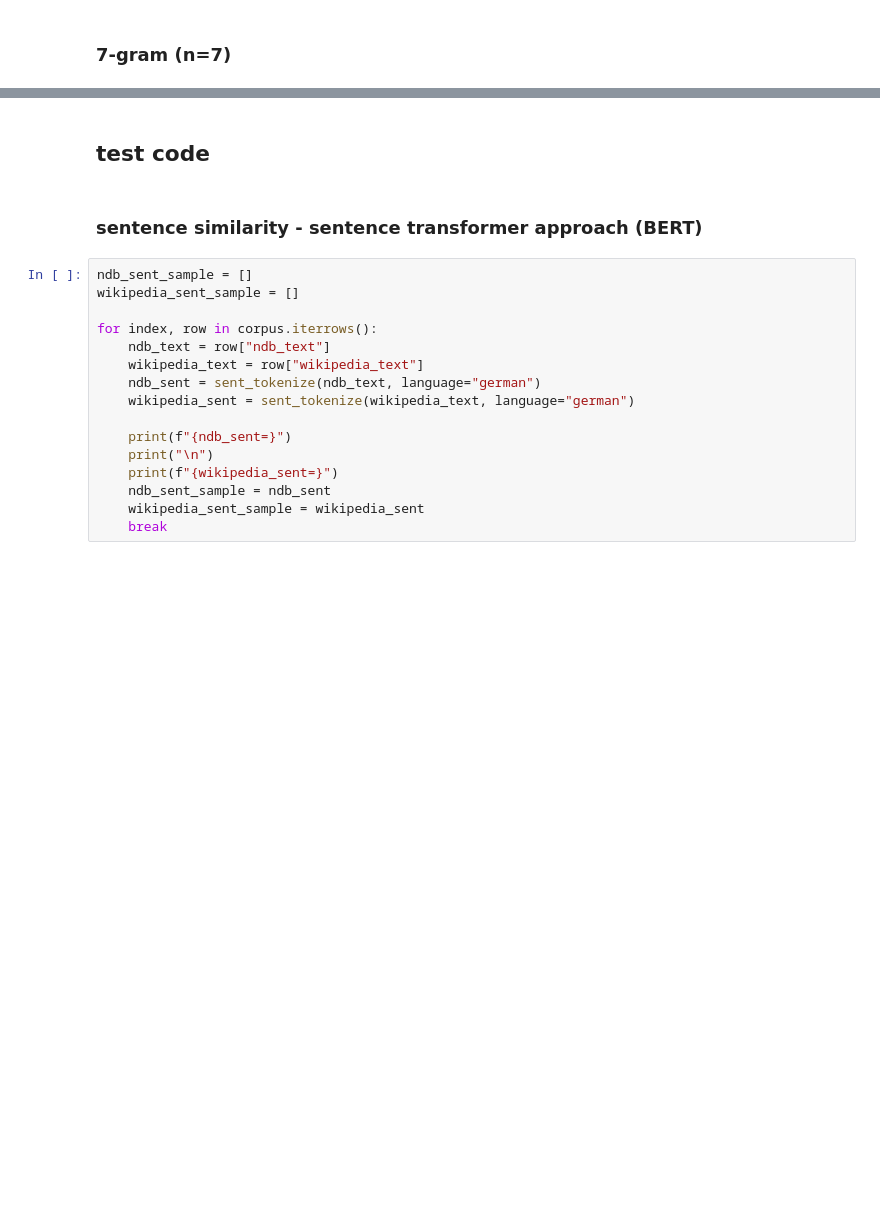
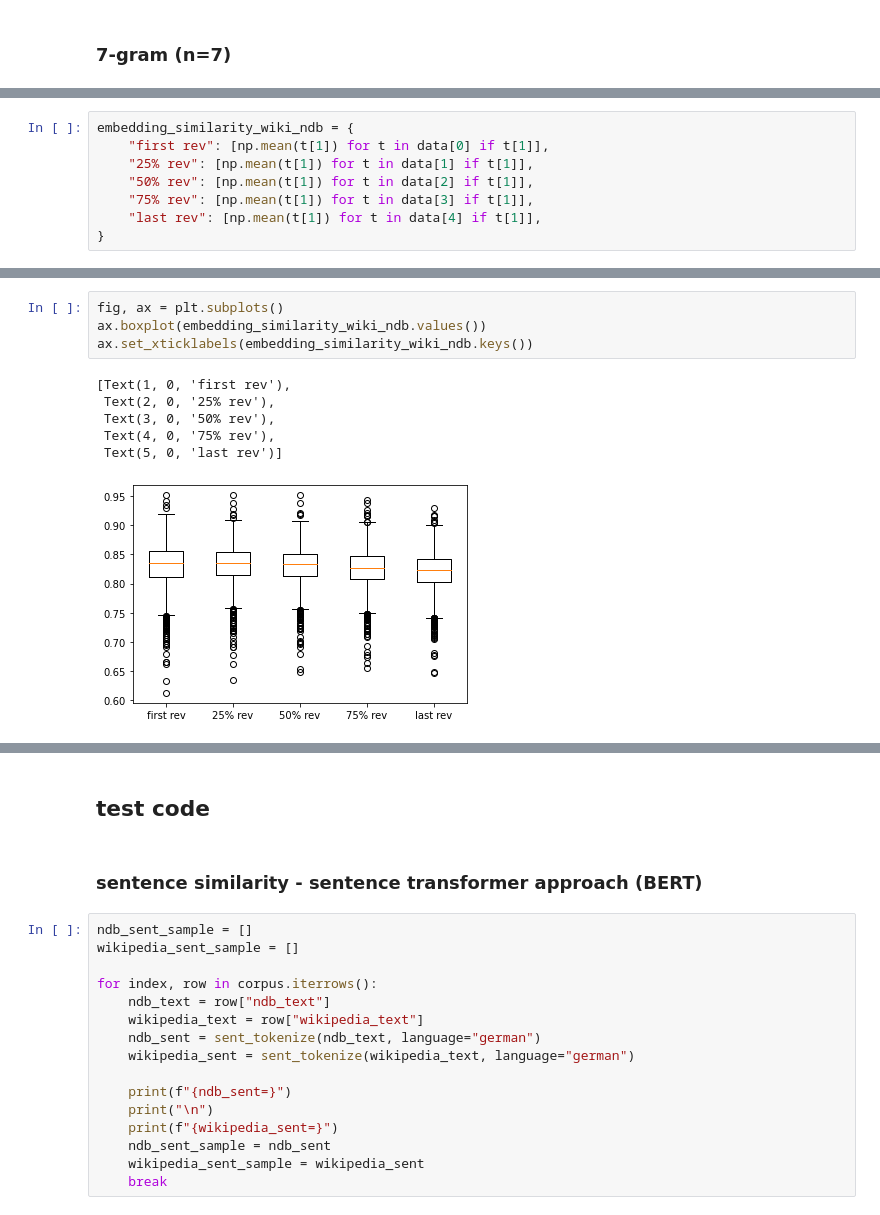
Before and after one commit to iTsluku/ndb-wikipedia-reuse, a Jupyter notebook: quantify_text_reuse.ipynb, the cells around one changed output, grey strips where cells are left out. Saved outputs shown, nothing was run; the diff lists cells and outputs as text; blank space fills up the shorter version.

```diff
--- a/quantify_text_reuse.ipynb
+++ b/quantify_text_reuse.ipynb
@@ -917,0 +922,8 @@ ax.set_xticklabels(embedding_similarity_dict.keys())
+# %%
+embedding_similarity_wiki_ndb = {
+    "first rev": [np.mean(t[1]) for t in data[0] if t[1]],
+    "25% rev": [np.mean(t[1]) for t in data[1] if t[1]],
+    "50% rev": [np.mean(t[1]) for t in data[2] if t[1]],
+    "75% rev": [np.mean(t[1]) for t in data[3] if t[1]],
+    "last rev": [np.mean(t[1]) for t in data[4] if t[1]],
+}
@@ -917,0 +932,11 @@ ax.set_xticklabels(embedding_similarity_dict.keys())
+# %%
+fig, ax = plt.subplots()
+ax.boxplot(embedding_similarity_wiki_ndb.values())
+ax.set_xticklabels(embedding_similarity_wiki_ndb.keys())
+# %% [output]
+[Text(1, 0, 'first rev'),
+ Text(2, 0, '25% rev'),
+ Text(3, 0, '50% rev'),
+ Text(4, 0, '75% rev'),
+ Text(5, 0, 'last rev')]
+[figure, added]
```
Also changed, not shown: parts of 23 cells of this notebook, 10 other files.
